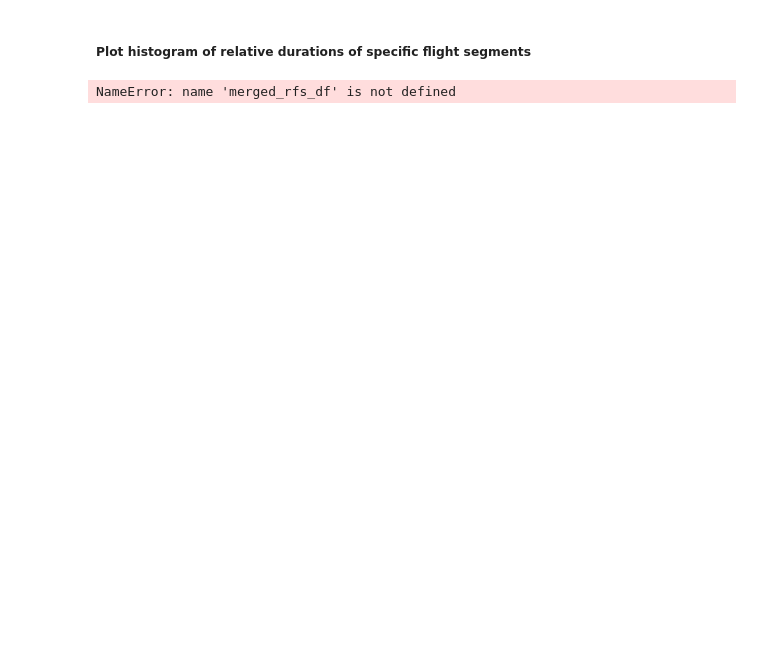
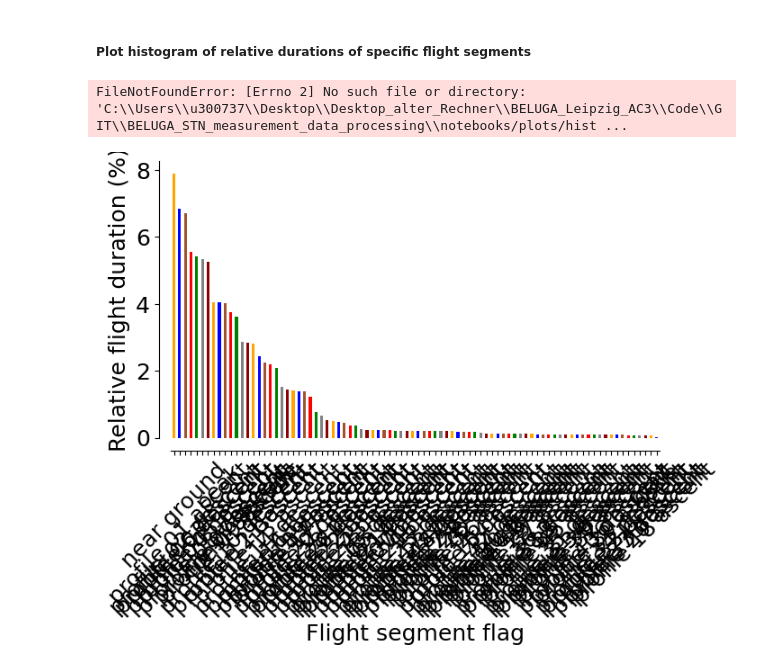
Before and after one commit to hdorff94/BELUGA_STN_measurement_data_processing, a Jupyter notebook: notebooks/Campaign_overview_information.ipynb, the cells around one changed output. Cells and saved outputs as stored; diff of their text form; code cells hidden in the pictures; blank space fills up the shorter version.

```diff
--- a/notebooks/Campaign_overview_information.ipynb
+++ b/notebooks/Campaign_overview_information.ipynb
@@ -130,6 +175,7 @@ Total number of profiles 336.0
 # %% [markdown]
 ##### Plot histogram of relative durations of specific flight segments
 # %%
-percentages=beluga_plotting.plot_flight_segments_histogram(merged_rfs_df)
+#percentages=beluga_plotting.plot_flight_segments_histogram(merged_rfs_df)
 # %% [output]
-NameError: name 'merged_rfs_df' is not defined
+FileNotFoundError: [Errno 2] No such file or directory: 'C:\\Users\\u300737\\Desktop\\Desktop_alter_Rechner\\BELUGA_Leipzig_AC3\\Code\\GIT\\BELUGA_STN_measurement_data_processing\\notebooks/plots/hist ...
+[figure, added]
```
Also changed, not shown: parts of 12 cells of this notebook, 9 other files.
